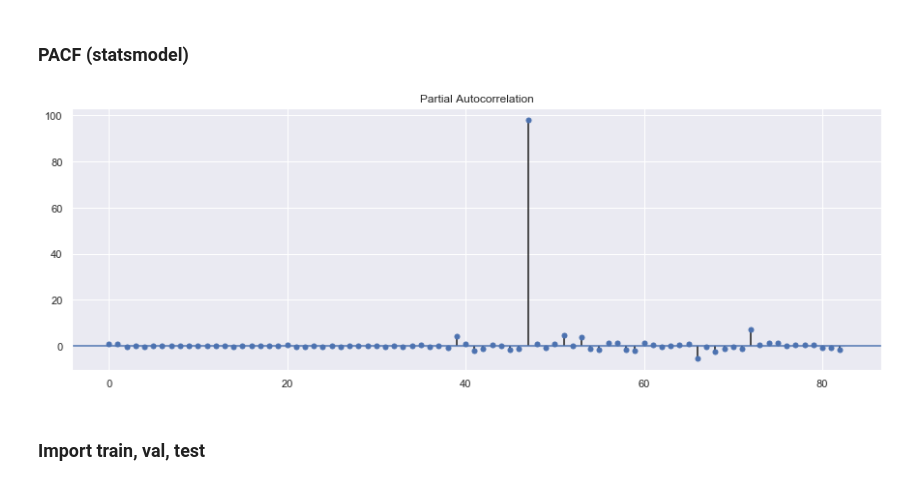
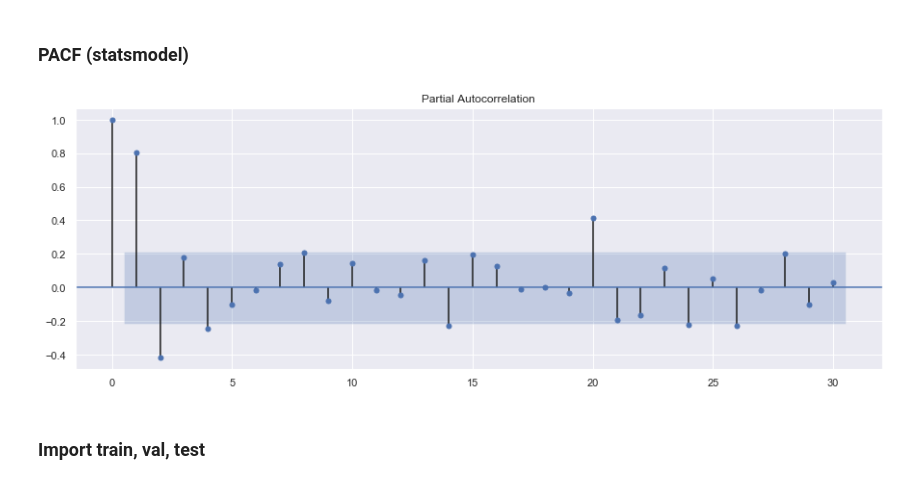
Before and after one commit to Joe-Bit-lab/mod4, a Jupyter notebook: Step4_Reckoning/Step4a_Lehigh_Acres_FL_33974.ipynb, the cells around one changed output. Cells and saved outputs as stored; diff of their text form; code cells hidden in the pictures.

```diff
--- a/Step4_Reckoning/Step4a_Lehigh_Acres_FL_33974.ipynb
+++ b/Step4_Reckoning/Step4a_Lehigh_Acres_FL_33974.ipynb
@@ -129,9 +136,9 @@ plot_acf(diff_df['diff'], lags=82);
 ### PACF (statsmodel)
 # %%
 rcParams['figure.figsize'] = 15, 5
-plot_pacf(diff_df['diff'], lags=82);
+plot_pacf(diff_df['diff'], lags=30);
 # %% [output]
-[figure, old version]
+[figure, new version]
 # %% [markdown]
 ### Import train, val, test
 # %%
```
Also changed, not shown: parts of 12 cells of this notebook.
